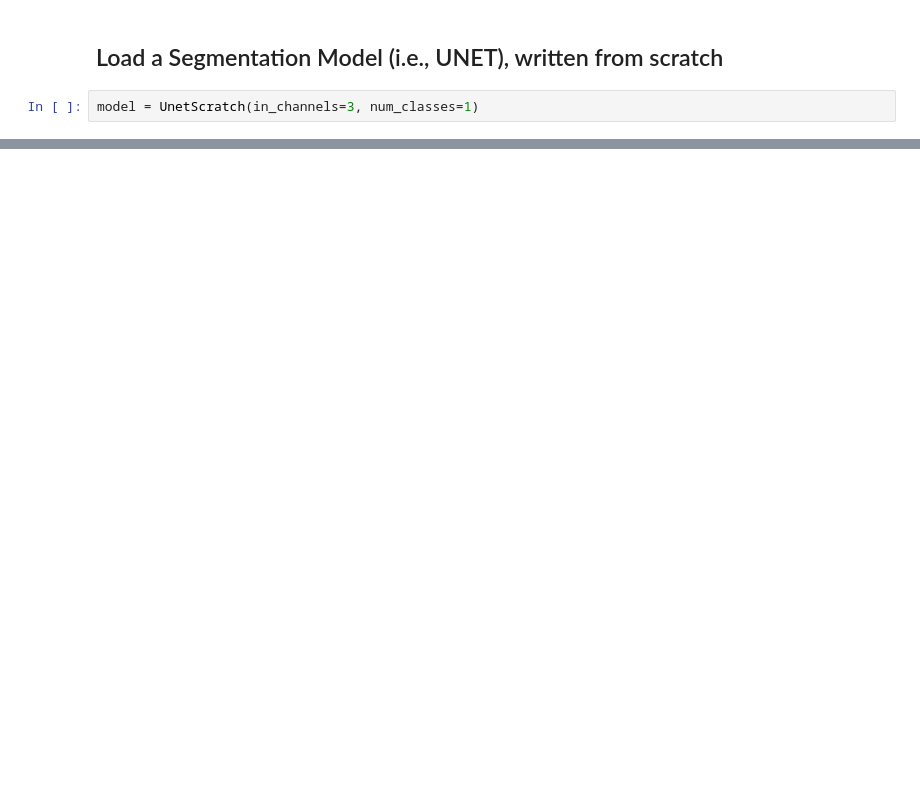
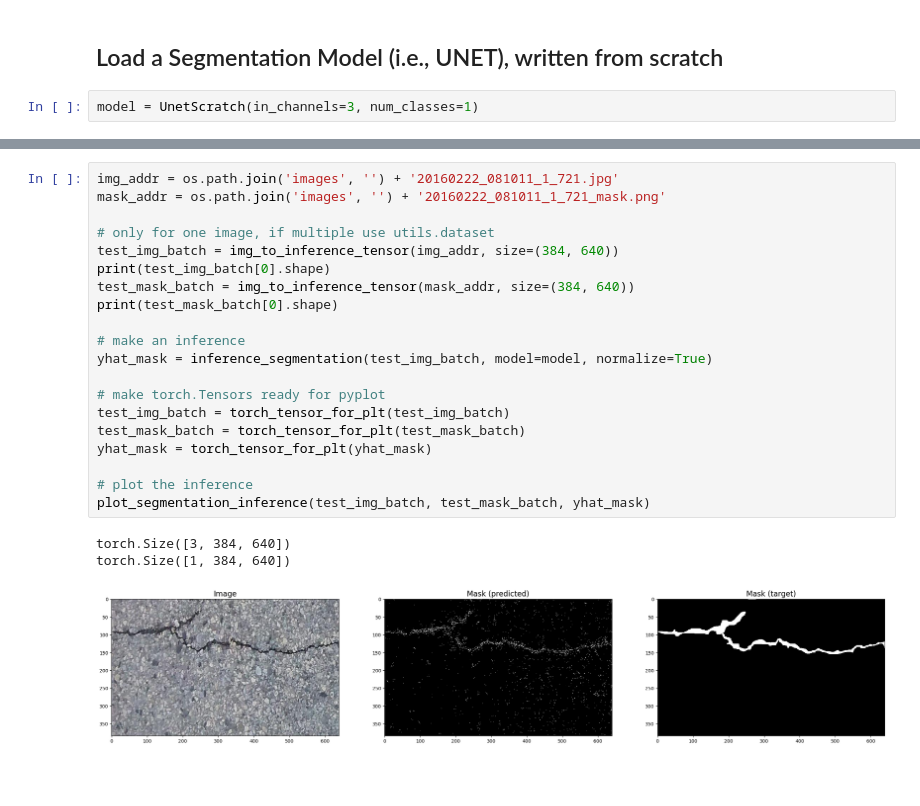
Before and after one commit to tekboart/crack-binary-semantic-segmentaion, a Jupyter notebook: 0 Interview/HKUST/train.ipynb, the cells around one changed output, grey strips where cells are left out. Cells and saved outputs as stored; diff of their text form; blank space fills up the shorter version.

```diff
--- a/0 Interview/HKUST/train.ipynb
+++ b/0 Interview/HKUST/train.ipynb
@@ -137,2 +337,26 @@ plt.show()
+# %%
+img_addr = os.path.join('images', '') + '20160222_081011_1_721.jpg'
+mask_addr = os.path.join('images', '') + '20160222_081011_1_721_mask.png'
+
+# only for one image, if multiple use utils.dataset
+test_img_batch = img_to_inference_tensor(img_addr, size=(384, 640))
+print(test_img_batch[0].shape)
+test_mask_batch = img_to_inference_tensor(mask_addr, size=(384, 640))
+print(test_mask_batch[0].shape)
+
+# make an inference
+yhat_mask = inference_segmentation(test_img_batch, model=model, normalize=True)
+
+# make torch.Tensors ready for pyplot
+test_img_batch = torch_tensor_for_plt(test_img_batch)
+test_mask_batch = torch_tensor_for_plt(test_mask_batch)
+yhat_mask = torch_tensor_for_plt(yhat_mask)
+
+# plot the inference
+plot_segmentation_inference(test_img_batch, test_mask_batch, yhat_mask)
+# %% [output]
+torch.Size([3, 384, 640])
+torch.Size([1, 384, 640])
+[figure, added]
 # %% [markdown]
 #
```
Also changed, not shown: parts of 18 cells of this notebook.
